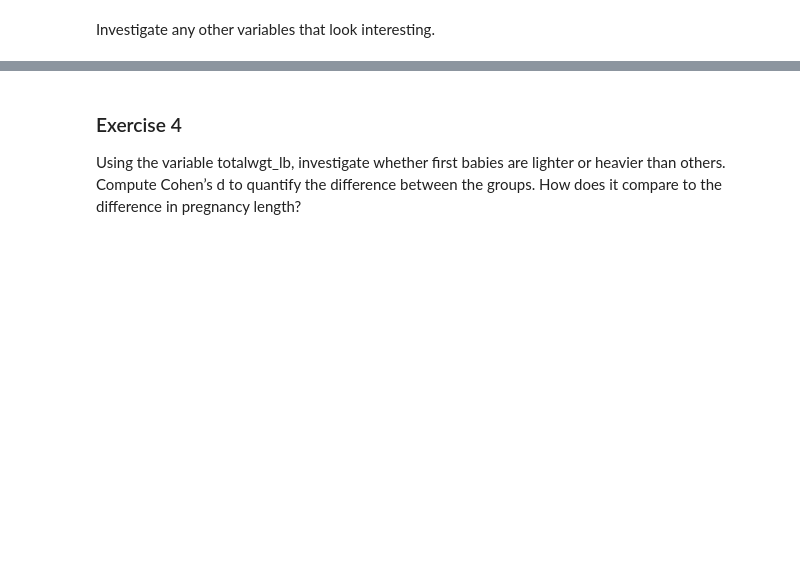
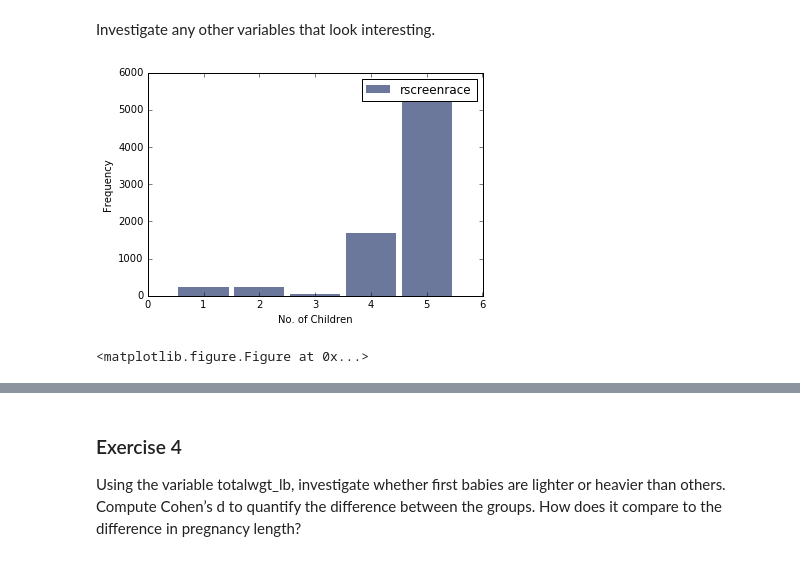
Before and after one commit to paulruvolo/DataScience16, a Jupyter notebook: ThinkStats2/chap02ex.ipynb, the cells around one changed output, grey strips where cells are left out. Cells and saved outputs as stored; diff of their text form; code cells hidden in the pictures; blank space fills up the shorter version.

```diff
--- a/ThinkStats2/chap02ex.ipynb
+++ b/ThinkStats2/chap02ex.ipynb
@@ -42,2 +117,9 @@ Compare the mean <tt>parity</tt> for high income respondents and others.
 # %% [markdown]
 Investigate any other variables that look interesting.
+# %%
+hist = thinkstats2.Hist(resp.rscreenrace)
+thinkplot.Hist(hist, label='rscreenrace')
+thinkplot.Show(xlabel='No. of Children', ylabel='Frequency')
+# %% [output]
+[figure, added]
+<matplotlib.figure.Figure at 0x...>
```
Also changed, not shown: parts of 19 cells of this notebook, 1 other file.
